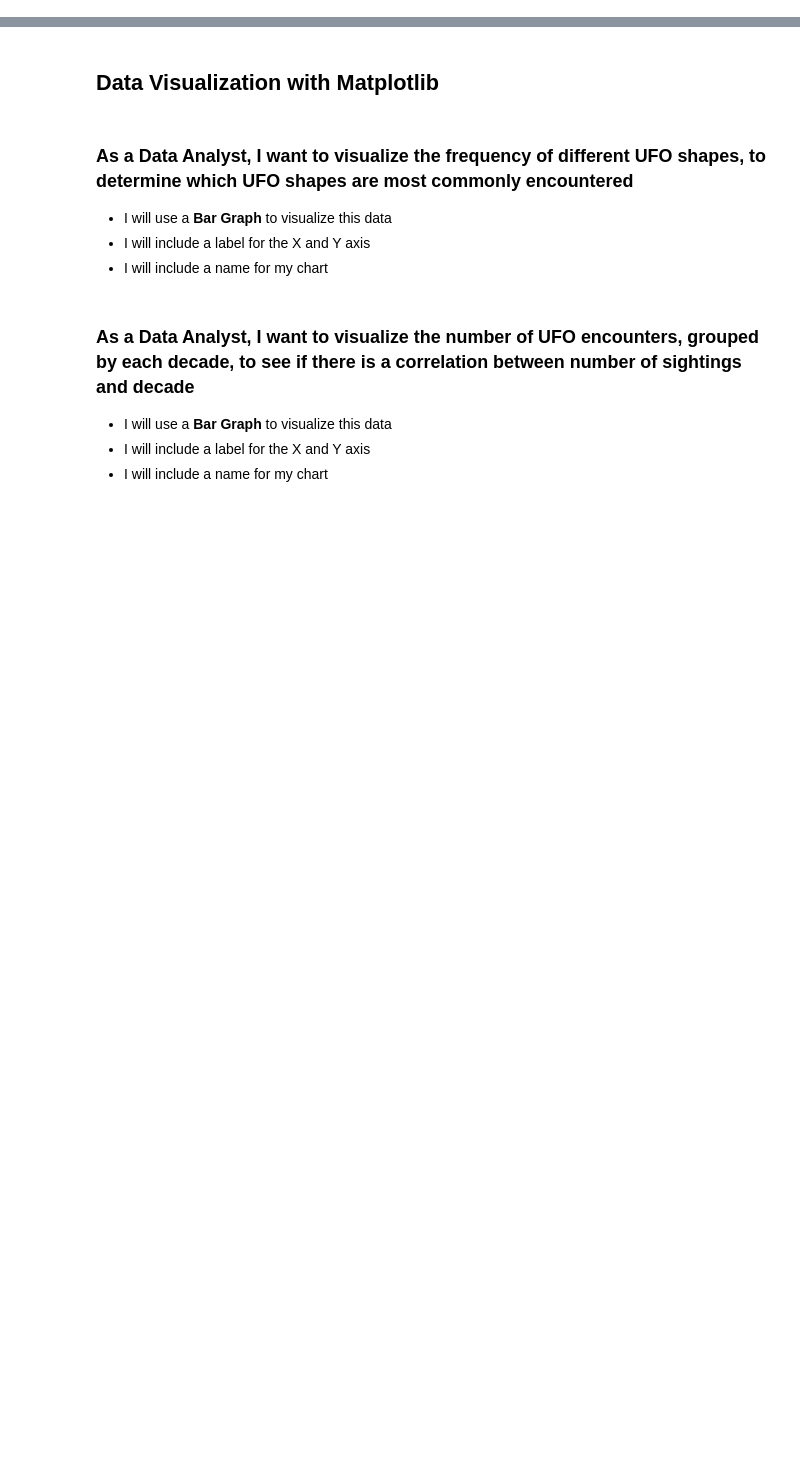
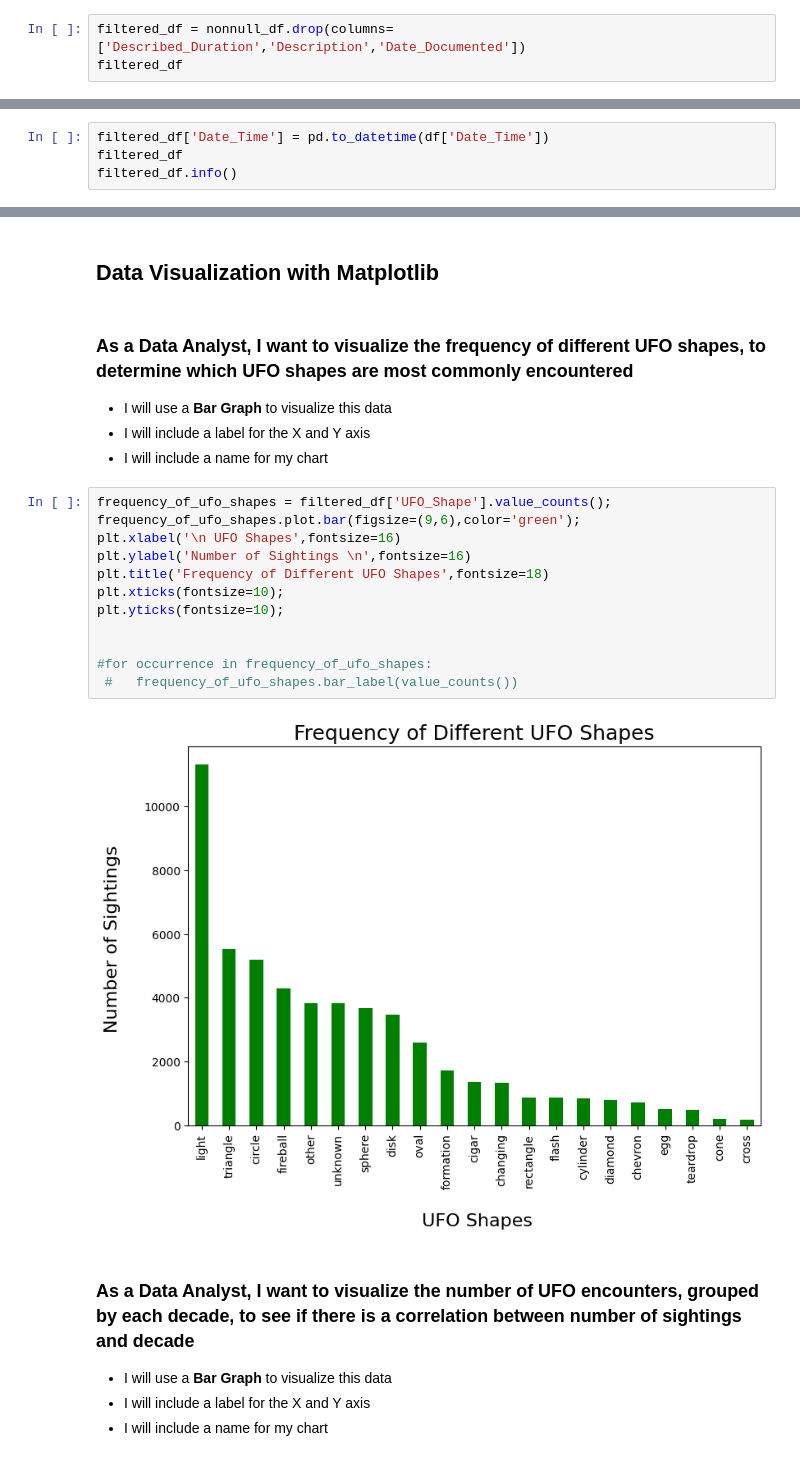
Before and after one commit to anbenbow/Visualizing-Data-with-Matplotlib, a Jupyter notebook: Pandas_MatPlotLib_User_Stories.ipynb, the cells around one changed output, grey strips where cells are left out. Drawn from its saved outputs; the diff is of its cells as text; blank space fills up the shorter version.

Commit message:
Created Bar & Line Graphs to Visualize Data

```diff
--- a/Pandas_MatPlotLib_User_Stories.ipynb
+++ b/Pandas_MatPlotLib_User_Stories.ipynb
@@ -48,3 +52,6 @@ nonnull_df
 # %% [markdown]
 ### As a Data Analyst, I want to filter my DataFrame to remove any information that is not related to my analysis
 * This will include **dropping** the **Described_Duration, Description, and Date_Documented** columns
+# %%
+filtered_df = nonnull_df.drop(columns=['Described_Duration','Description','Date_Documented'])
+filtered_df
@@ -51,2 +73,6 @@ nonnull_df
 # %% [markdown]
 ### As a Data Analyst, I want to convert the `Date_Time` column to utilize Pandas' DateTime data type
+# %%
+filtered_df['Date_Time'] = pd.to_datetime(df['Date_Time'])
+filtered_df
+filtered_df.info()
@@ -57,6 +99,20 @@ nonnull_df
 * I will use a **Bar Graph** to visualize this data
 * I will include a label for the X and Y axis
 * I will include a name for my chart
+# %%
+frequency_of_ufo_shapes = filtered_df['UFO_Shape'].value_counts();
+frequency_of_ufo_shapes.plot.bar(figsize=(9,6),color='green');
+plt.xlabel('\n UFO Shapes',fontsize=16)
+plt.ylabel('Number of Sightings \n',fontsize=16)
+plt.title('Frequency of Different UFO Shapes',fontsize=18)
+plt.xticks(fontsize=10);
+plt.yticks(fontsize=10);
+
+
+#for occurrence in frequency_of_ufo_shapes:
+ #   frequency_of_ufo_shapes.bar_label(value_counts())
+# %% [output]
+[figure, added]
 # %% [markdown]
 ### As a Data Analyst, I want to visualize the **number of UFO encounters**, grouped by each decade, to see if there is a correlation between number of sightings and decade
 * I will use a **Bar Graph** to visualize this data
```
Also changed, not shown: parts of 6 cells of this notebook.
